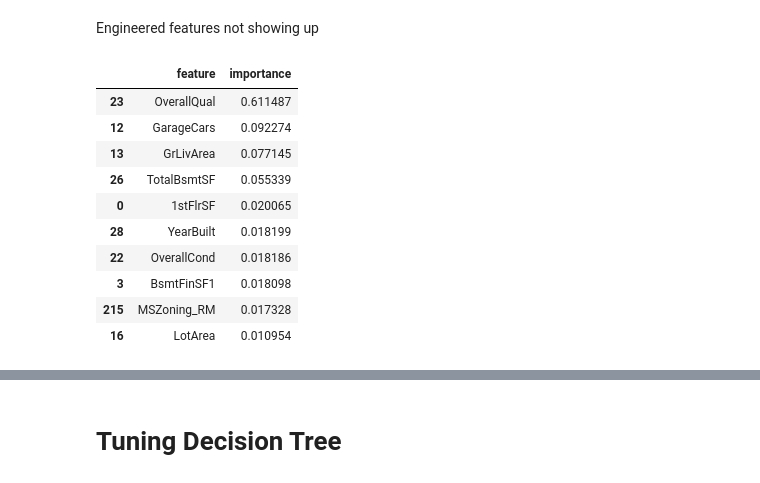
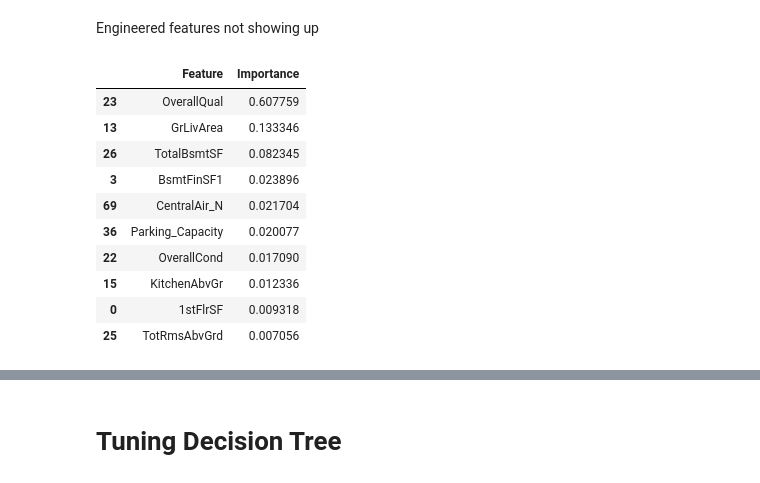
Before and after one commit to reflexiveprophecy/Kaggle_Predict_Ames_Iowa_Housing_Prices, a Jupyter notebook: Attacking with Random Forest! Universal dataset.ipynb, the cells around one changed output, grey strips where cells are left out. Drawn from its saved outputs; the diff is of its cells as text; code cells hidden in the pictures.

```diff
--- a/Attacking with Random Forest! Universal dataset.ipynb
+++ b/Attacking with Random Forest! Universal dataset.ipynb
@@ -160,18 +163,19 @@ Test RMSE: 0.19383012069925434
 # %% [markdown]
 Engineered features not showing up
 # %%
-result = pd.concat([ pd.DataFrame(x_train.columns.values),  pd.DataFrame(tree_model.feature_importances_)], axis = 1)
-result.columns = ['feature', 'importance']
-result.sort_values(by = 'importance', ascending = False).head(10)
+result_tree1 = pd.concat([ pd.DataFrame(x_train.columns.values),  pd.DataFrame(tree_model.feature_importances_)], axis = 1)
+result_tree1.columns = ['Feature', 'Importance']
+result_tree1 = result_tree1.sort_values(by = 'Importance', ascending = False).head(10)
+result_tree1
 # %% [output]
-|  | feature | importance |
-| 23 | OverallQual | 0.611487 |
-| 12 | GarageCars | 0.092274 |
-| 13 | GrLivArea | 0.077145 |
-| 26 | TotalBsmtSF | 0.055339 |
-| 0 | 1stFlrSF | 0.020065 |
-| 28 | YearBuilt | 0.018199 |
-| 22 | OverallCond | 0.018186 |
-| 3 | BsmtFinSF1 | 0.018098 |
-| 215 | MSZoning_RM | 0.017328 |
-| 16 | LotArea | 0.010954 |
+|  | Feature | Importance |
+| 23 | OverallQual | 0.607759 |
+| 13 | GrLivArea | 0.133346 |
+| 26 | TotalBsmtSF | 0.082345 |
+| 3 | BsmtFinSF1 | 0.023896 |
+| 69 | CentralAir_N | 0.021704 |
+| 36 | Parking_Capacity | 0.020077 |
+| 22 | OverallCond | 0.017090 |
+| 15 | KitchenAbvGr | 0.012336 |
+| 0 | 1stFlrSF | 0.009318 |
+| 25 | TotRmsAbvGrd | 0.007056 |
```
Also changed, not shown: parts of 11 cells of this notebook.
